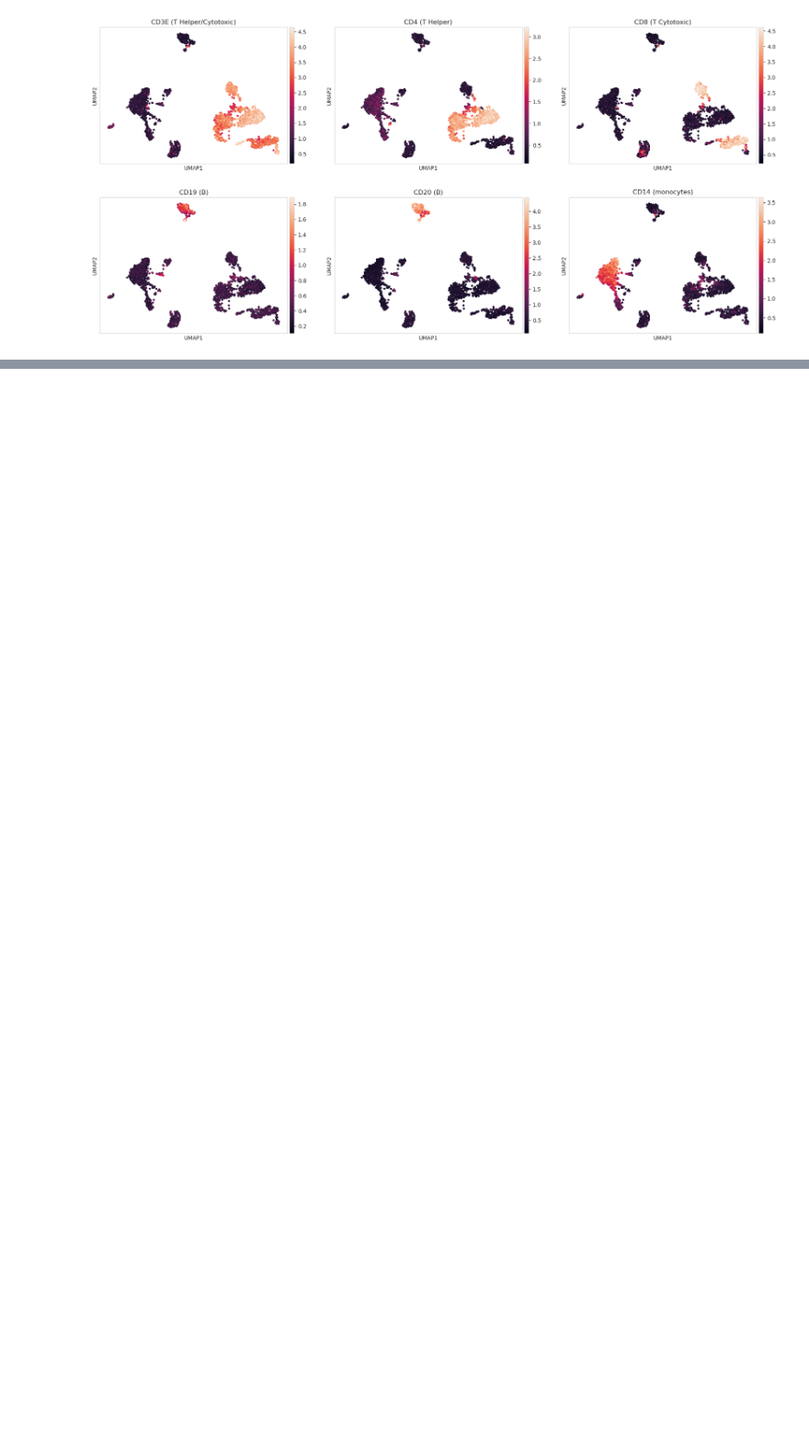
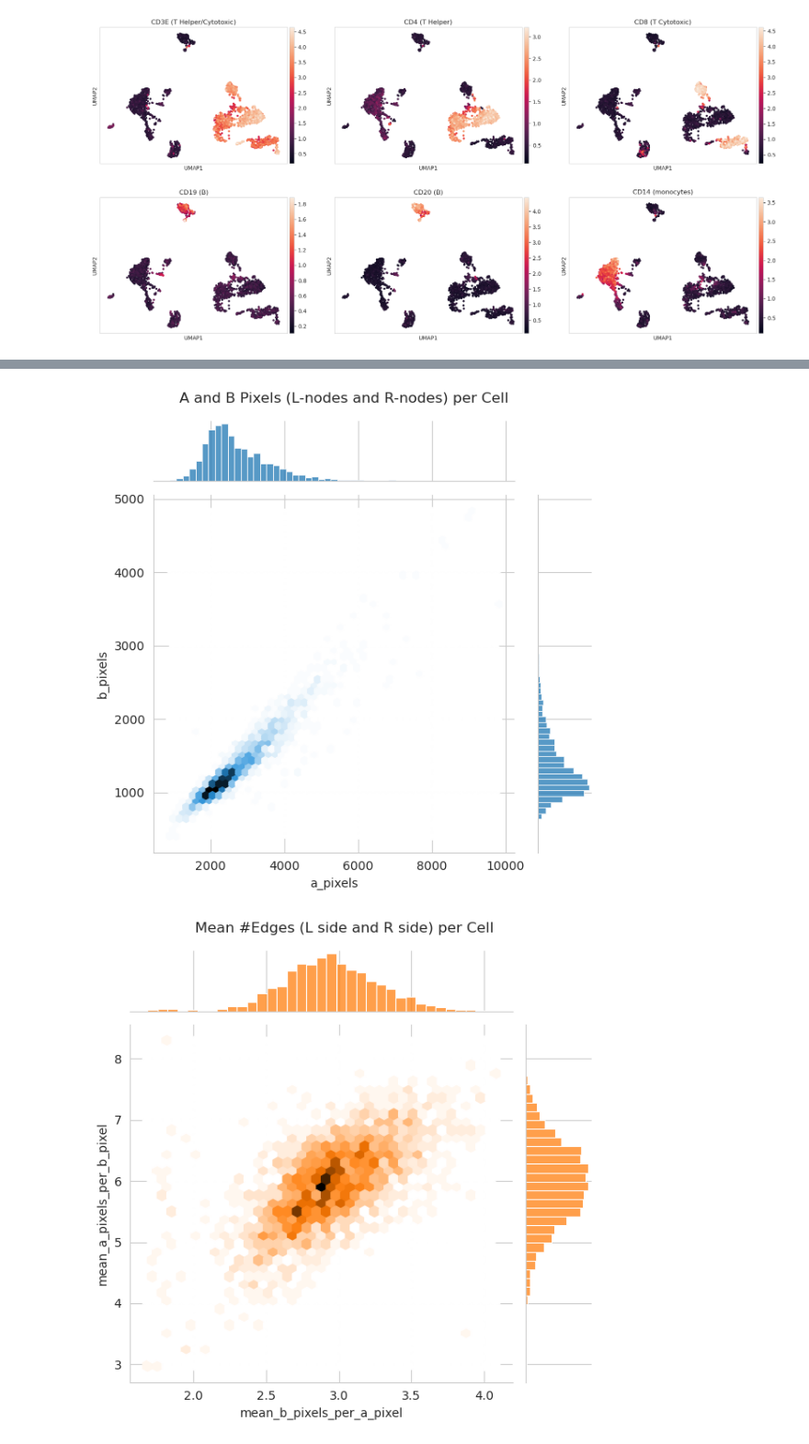
Before and after one commit to zhsegal/PxlgnProject, a Jupyter notebook: EDA.ipynb, the cells around one changed output, grey strips where cells are left out. Shown at 92% size. Cells and saved outputs as stored; diff of their text form; code cells hidden in the pictures; blank space fills up the shorter version.

```diff
--- a/EDA.ipynb
+++ b/EDA.ipynb
@@ -301,0 +303,15 @@ var_group_labels: 0, 1, 2, etc.
+# %%
+jg  = sns.jointplot(adata.obs, x='a_pixels', y='b_pixels', kind='hex',)
+jg.figure.suptitle('A and B Pixels (L-nodes and R-nodes) per Cell')
+jg.figure.tight_layout()
+
+jg  = sns.jointplot(adata.obs, x='mean_b_pixels_per_a_pixel', y='mean_a_pixels_per_b_pixel', kind='hex', color=sns.color_palette()[1])
+jg.figure.suptitle('Mean #Edges (L side and R side) per Cell')
+jg.figure.tight_layout()
+
+jg  = sns.jointplot(adata.obs, x='mean_b_pixels_per_a_pixel', y='mean_molecules_per_a_pixel', kind='hex', color=sns.color_palette()[2])
+jg.figure.suptitle('Mean #Total edges vs mean #Collapsed edges per L-side Node')
+jg.figure.tight_layout()
+# %% [output]
+[figure, added]
+[figure, added]
```
Also changed, not shown: parts of 17 cells of this notebook, 3 other files.
